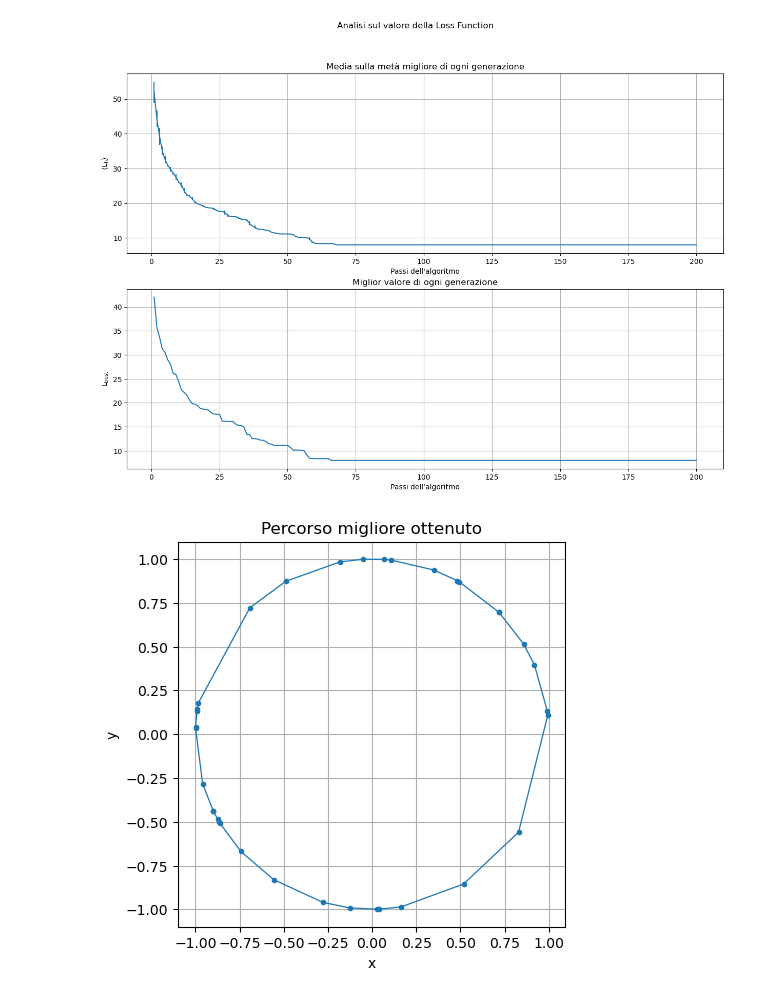
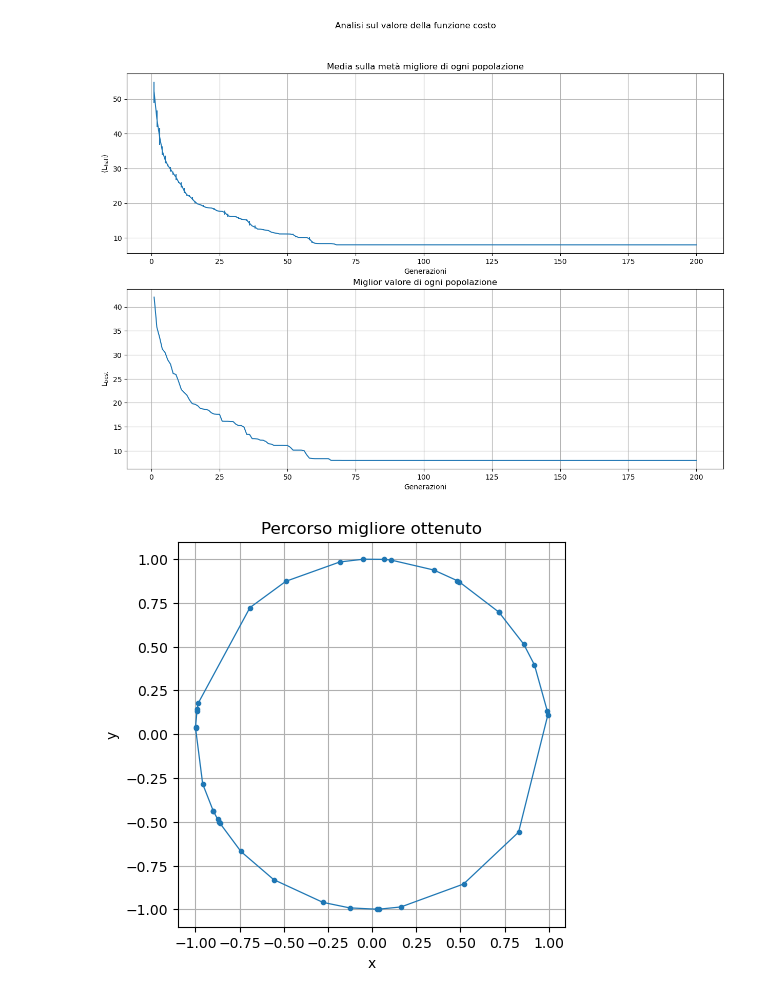
Before and after one commit to angela-bonato/LaboratorioSimulazioneNumerica, a Jupyter notebook: Es09/Esercitazione9.ipynb, the cells around one changed output. Cells and saved outputs as stored; diff of their text form; code cells hidden in the pictures.

```diff
--- a/Es09/Esercitazione9.ipynb
+++ b/Es09/Esercitazione9.ipynb
@@ -11,23 +26,28 @@ x=np.arange(Nstep)+1  #vettore delle ascisse dei punti plottati
 # %%
+cNstep=200  #numero di generazioni
+cx=np.arange(cNstep)+1  #vettore delle ascisse dei punti plottati
+
+#costo percorso migliore a ogni generazione
 cbestL=np.loadtxt("cbestloss.dat",  unpack="true")
-cmeanL, cerrorsL=np.loadtxt("cbesthalfloss.dat", usecols=(0, 1),  unpack="true")  #vettori delle ordinate dei punti plottati e delle barre d'errore
+#costo medio dei primi individui a ogni generazione con dev standard
+cmeanL, cerrorsL=np.loadtxt("cbesthalfloss.dat", usecols=(0, 1),  unpack="true")
 
 cfig ,(cplt1, cplt2) = plt.subplots(2, 1, figsize=(15, 10))
 
-cplt1.errorbar(x, cmeanL, yerr=cerrorsL)
-cplt1.set_xlabel("Passi dell'algoritmo")
-cplt1.set_ylabel(r"$\left<\mathrm{L_h}\right>$")
-cplt1.set_title("Media sulla metà migliore di ogni generazione")
+cplt1.errorbar(cx, cmeanL, yerr=cerrorsL)
+cplt1.set_xlabel("Generazioni")
+cplt1.set_ylabel(r"$\left<\mathrm{L_{half}}\right>$")
+cplt1.set_title("Media sulla metà migliore di ogni popolazione")
 cplt1.grid(True)
 
-cplt2.plot(x, cbestL)
-cplt2.set_xlabel("Passi dell'algoritmo")
+cplt2.plot(cx, cbestL)
+cplt2.set_xlabel("Generazioni")
 cplt2.set_ylabel(r"$\mathrm{L_{best}}$")
-cplt2.set_title("Miglior valore di ogni generazione")
+cplt2.set_title("Miglior valore di ogni popolazione")
 cplt2.grid(True)
 
-cfig.suptitle("Analisi sul valore della Loss Function")
+cfig.suptitle("Analisi sul valore della funzione costo")
 plt.show()
 # %% [output]
-[figure, old version]
+[figure, new version]
 # %%
```
Also changed, not shown: parts of 8 cells of this notebook, 4 other files.
